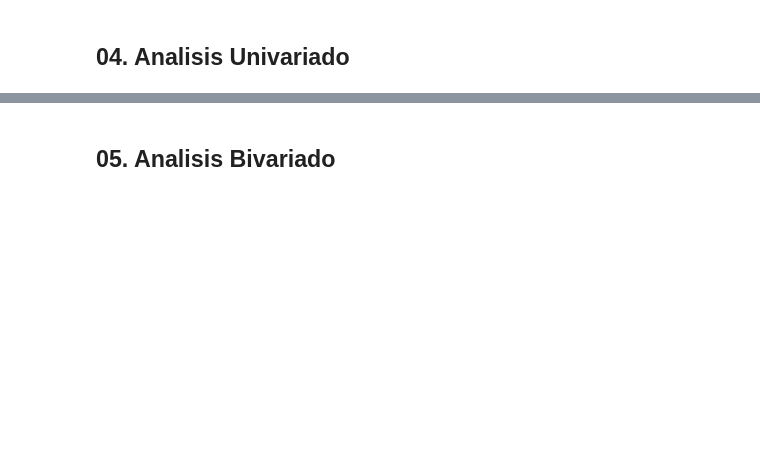
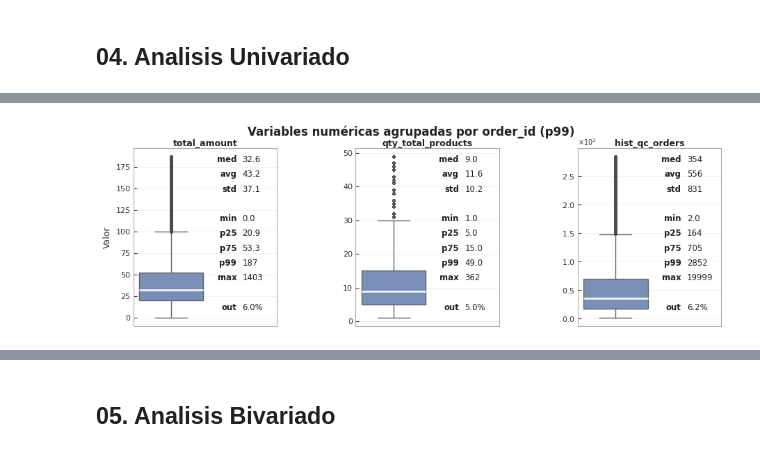
Before and after one commit to javiermagnone-lab/Javito, a Jupyter notebook: Taller_obligatorio_1.ipynb, the cells around one changed output, grey strips where cells are left out. Cells and saved outputs as stored; diff of their text form; code cells hidden in the pictures; blank space fills up the shorter version.

```diff
--- a/Taller_obligatorio_1.ipynb
+++ b/Taller_obligatorio_1.ipynb
@@ -716,0 +846,82 @@ hist_qc_orders           : 0 órdenes con más de un valor
+# %%
+# Grafico de variables cuantitativas en Boxplots
+
+from matplotlib.gridspec import GridSpec
+
+COLOR = sns.color_palette('deep')[0]
+FS    = 8.5
+
+def fmt(v):
+    return f"{v:.0f}" if abs(v) >= 100 else f"{v:.1f}"
+
+fig = plt.figure(figsize=(9.5, 3.2), facecolor='white')
+fig.suptitle('Variables numéricas agrupadas por order_id (p99)',
+             fontsize=12, fontweight='bold', color='#222222', y=0.98)
+
+gs = GridSpec(1, 3, figure=fig,
+              left=0.08, right=0.97, bottom=0.08, top=0.88,
+              wspace=0.55)
+
+ax_list = [fig.add_subplot(gs[0, i]) for i in range(3)]
+
+for ax, col in zip(ax_list, num_cols):
+    m = meta[col]
+    s = m['serie']
+
+    sns.boxplot(y=m['data'], ax=ax, color=COLOR, width=0.85,
+                medianprops=dict(color='white', linewidth=1.8),
+                flierprops=dict(marker='o', markersize=2, alpha=0.2, color=COLOR),
+                boxprops=dict(alpha=0.8),
+                whiskerprops=dict(color='#666666', linewidth=1.0),
+                capprops=dict(color='#666666', linewidth=1.0))
+
+    ax.set_xlim(-0.5, 1.4)
+    ax.set_title(col, fontsize=9, fontweight='bold', color='#222222', pad=2)
+    ax.set_ylabel('Valor' if ax == ax_list[0] else '', fontsize=9, color='#333333')
+    ax.set_xlabel('')
+    ax.set_xticks([])
+    ax.tick_params(axis='y', labelsize=8, colors='#333333', direction='in', pad=3)
+    ax.set_facecolor('white')
+    ax.set_axisbelow(True)
+    ax.grid(axis='y', color='#EEEEEE', linewidth=0.6)
+    for spine in ax.spines.values():
+        spine.set_visible(True)
+        spine.set_edgecolor('#AAAAAA')
+        spine.set_linewidth(0.8)
+
+    if m['data'].max() > 1000:
+        ax.ticklabel_format(style='sci', axis='y', scilimits=(0,0), useMathText=True)
+        ax.yaxis.get_offset_text().set_fontsize(7)
+
+    LEND = 0.72; VSTART = 0.76
+    stats_items = [
+        ('med', fmt(s.median())),
+        ('avg', fmt(s.mean())),
+        ('std', fmt(s.std())),
+        ('sep', None),
+        ('min', fmt(s.min())),
+        ('p25', fmt(m['Q1'])),
+        ('p75', fmt(m['Q3'])),
+        ('p99', fmt(m['p99'])),
+        ('max', fmt(s.max())),
+        ('sep', None),
+        ('out', f"{m['n_out']/len(s)*100:.1f}%"),
+    ]
+
+    y_pos, step = 0.96, 0.083
+    for label, value in stats_items:
+        if label == 'sep':
+            y_pos -= step
+            continue
+        ax.text(LEND, y_pos, label, transform=ax.transAxes,
+                fontsize=FS, fontweight='bold',
+                va='top', ha='right', color='#222222')
+        ax.text(VSTART, y_pos, value, transform=ax.transAxes,
+                fontsize=FS,
+                va='top', ha='left', color='#222222')
+        y_pos -= step
+
+sns.reset_defaults()
+plt.show()
+# %% [output]
+[figure, added]
```
Also changed, not shown: parts of 28 cells of this notebook.
